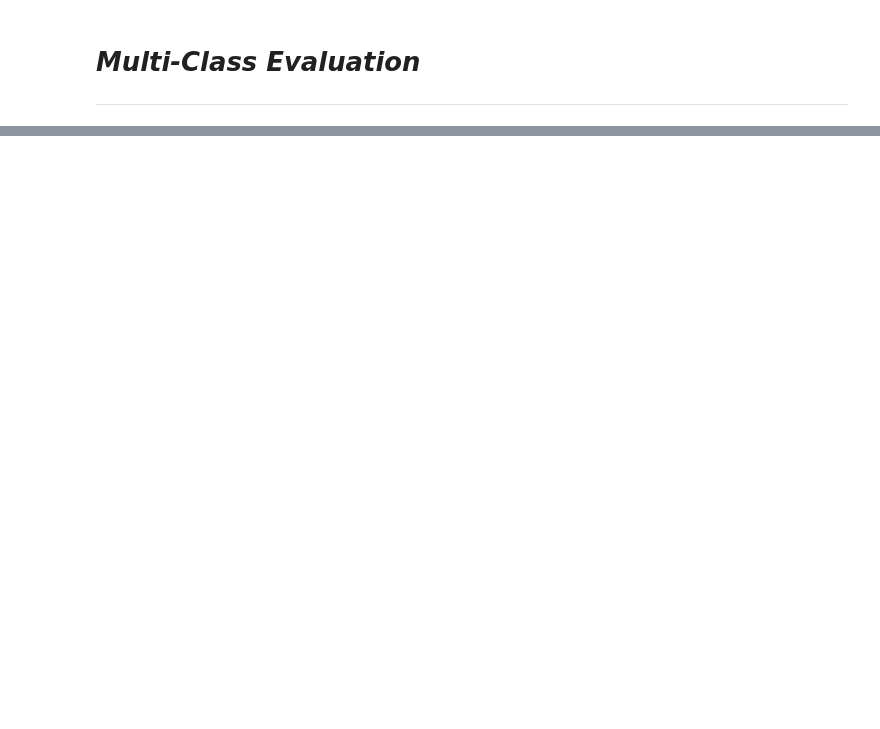
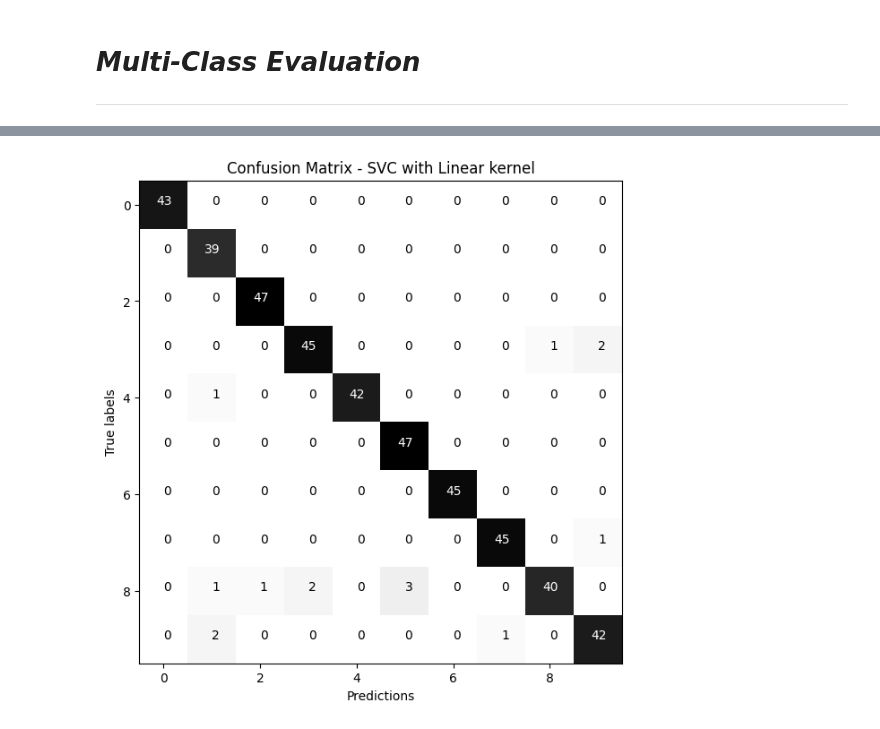
Before and after one commit to anoban/Applied-Machine-Learning-in-Python, a Jupyter notebook: anoban/Multi-Class Evaluation.ipynb, the cells around one changed output, grey strips where cells are left out. Saved outputs shown, nothing was run; the diff lists cells and outputs as text; code cells hidden in the pictures; blank space fills up the shorter version.

```diff
--- a/anoban/Multi-Class Evaluation.ipynb
+++ b/anoban/Multi-Class Evaluation.ipynb
@@ -19,0 +116,8 @@
+# %%
+svcLin = SVC(C = 0.05, kernel = "linear").fit(train_x, train_y)
+preds = svcLin.predict(test_x)
+svcLin_cfmat = confusion_matrix(test_y, preds)
+# %%
+plot_confusion_matrix(svcLin_cfmat, "SVC with Linear kernel")
+# %% [output]
+[figure, added]
```
Also changed, not shown: parts of 23 cells of this notebook, 2 other files.
